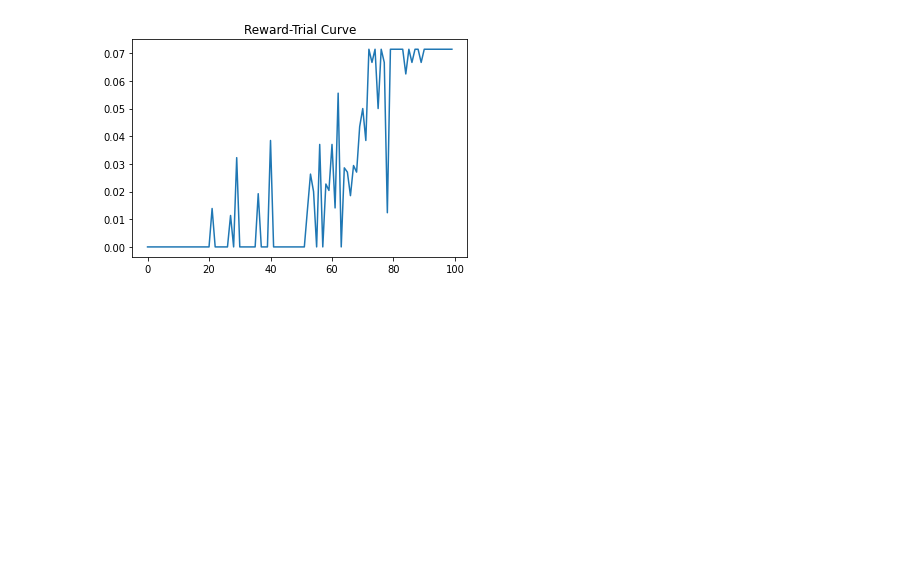
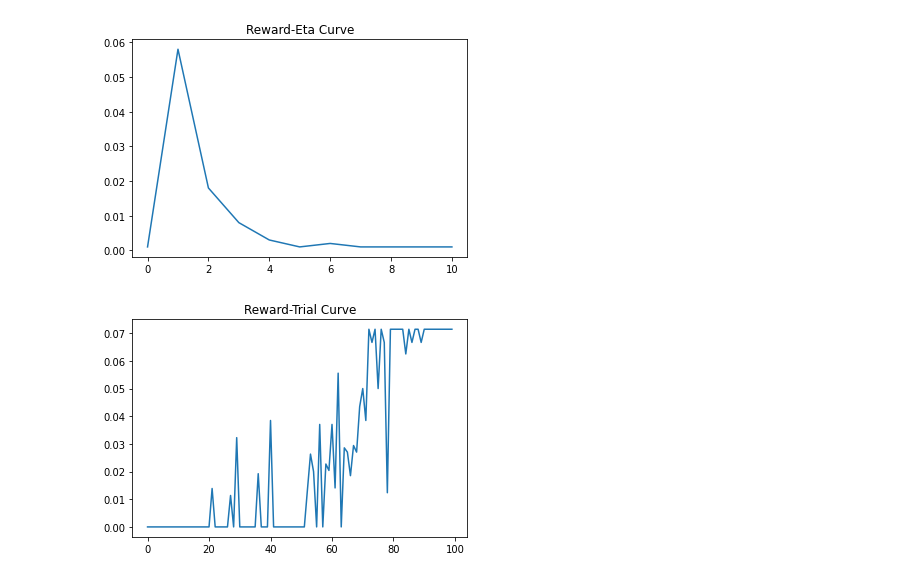
Before and after one commit to EazyReal/Quantum-Machine-Learning-2020-fall, a Jupyter notebook: HW2/Single Agent in Grid World.ipynb, the cells around one changed output. Cells and saved outputs as stored; diff of their text form; code cells hidden in the pictures; blank space fills up the shorter version.

```diff
--- a/Single Agent in Grid World.ipynb
+++ b/HW2/Single Agent in Grid World.ipynb
@@ -1,3 +1,13 @@
+# %%
+import matplotlib.pyplot as plt
+import numpy as np
+dat = np.loadtxt('./results/param_performance_grid.txt', delimiter=',')
+plt.title("Reward-Eta Curve")
+# note that smaller discount (bigger eta) will produce smaller reward/step compared to larger discount
+plt.plot(dat)
+plt.show()
+# %% [output]
+[figure, added]
 # %%
 # -*- coding: utf-8 -*-
 """
```
Also changed, not shown: 30 other files.
